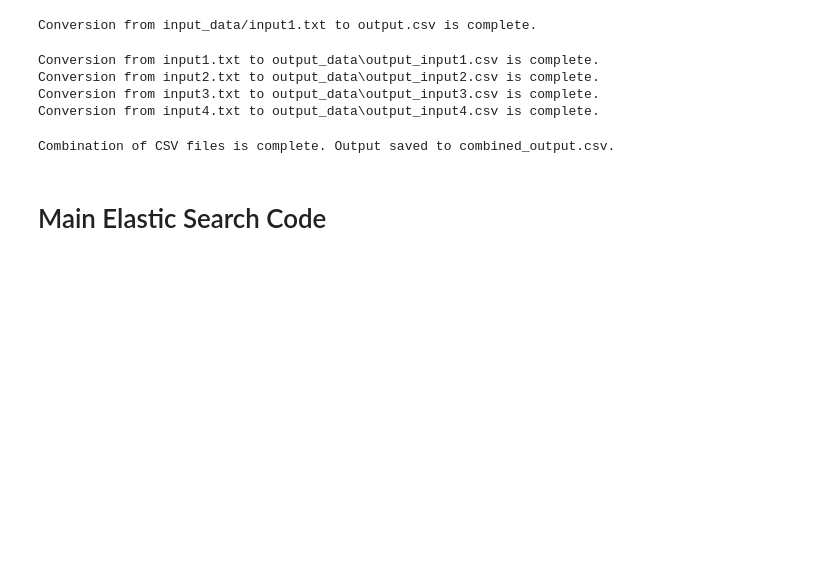
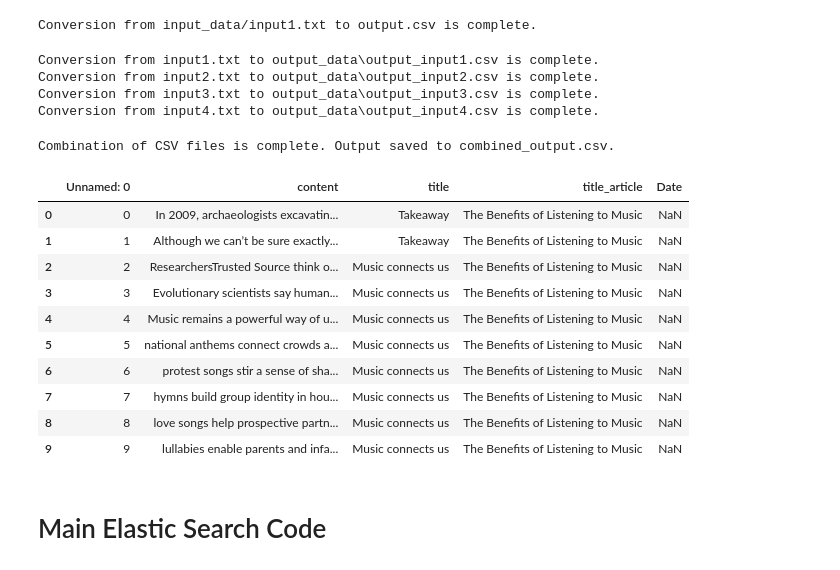
Before and after one commit to Tom-Kab/IDPA-Project-1, a Jupyter notebook: indexDataFinal.ipynb, the cells around one changed output. Cells and saved outputs as stored; diff of their text form; code cells hidden in the pictures; blank space fills up the shorter version.

```diff
--- a/indexDataFinal.ipynb
+++ b/indexDataFinal.ipynb
@@ -185,33 +185,46 @@ Conversion from input4.txt to output_data\output_input4.csv is complete.
 import pandas as pd
 import os
 
 # Specify the input and output directory
 input_directory = "output_data"
 output_file = "combined_output.csv"
 
 # List all CSV files in the input directory
 csv_files = [f for f in os.listdir(input_directory) if f.endswith('.csv')]
 
 # Initialize an empty DataFrame to store the combined data
 combined_df = pd.DataFrame()
 
 # Loop over each CSV file
 for csv_file in csv_files:
     # Construct the full path for the CSV file
     csv_path = os.path.join(input_directory, csv_file)
 
     # Read the CSV file into a DataFrame
     df = pd.read_csv(csv_path)
 
     # Append the DataFrame to the combined DataFrame
     combined_df = combined_df._append(df, ignore_index=True)
 
 # Save the combined DataFrame to a new CSV file
 combined_df.to_csv(output_file, index=False)
 
 print(f"Combination of CSV files is complete. Output saved to {output_file}.")
+
+df.head(10)
 # %% [output]
 Combination of CSV files is complete. Output saved to combined_output.csv.
+|  | Unnamed: 0 | content | title | title_article | Date |
+| 0 | 0 | In 2009, archaeologists excavatin... | Takeaway | The Benefits of Listening to Music | NaN |
+| 1 | 1 | Although we can’t be sure exactly... | Takeaway | The Benefits of Listening to Music | NaN |
+| 2 | 2 | ResearchersTrusted Source think o... | Music connects us | The Benefits of Listening to Music | NaN |
+| 3 | 3 | Evolutionary scientists say human... | Music connects us | The Benefits of Listening to Music | NaN |
+| 4 | 4 | Music remains a powerful way of u... | Music connects us | The Benefits of Listening to Music | NaN |
+| 5 | 5 | national anthems connect crowds a... | Music connects us | The Benefits of Listening to Music | NaN |
+| 6 | 6 | protest songs stir a sense of sha... | Music connects us | The Benefits of Listening to Music | NaN |
+| 7 | 7 | hymns build group identity in hou... | Music connects us | The Benefits of Listening to Music | NaN |
+| 8 | 8 | love songs help prospective partn... | Music connects us | The Benefits of Listening to Music | NaN |
+| 9 | 9 | lullabies enable parents and infa... | Music connects us | The Benefits of Listening to Music | NaN |
 # %% [markdown]
 # Main Elastic Search Code
 # %%
```
